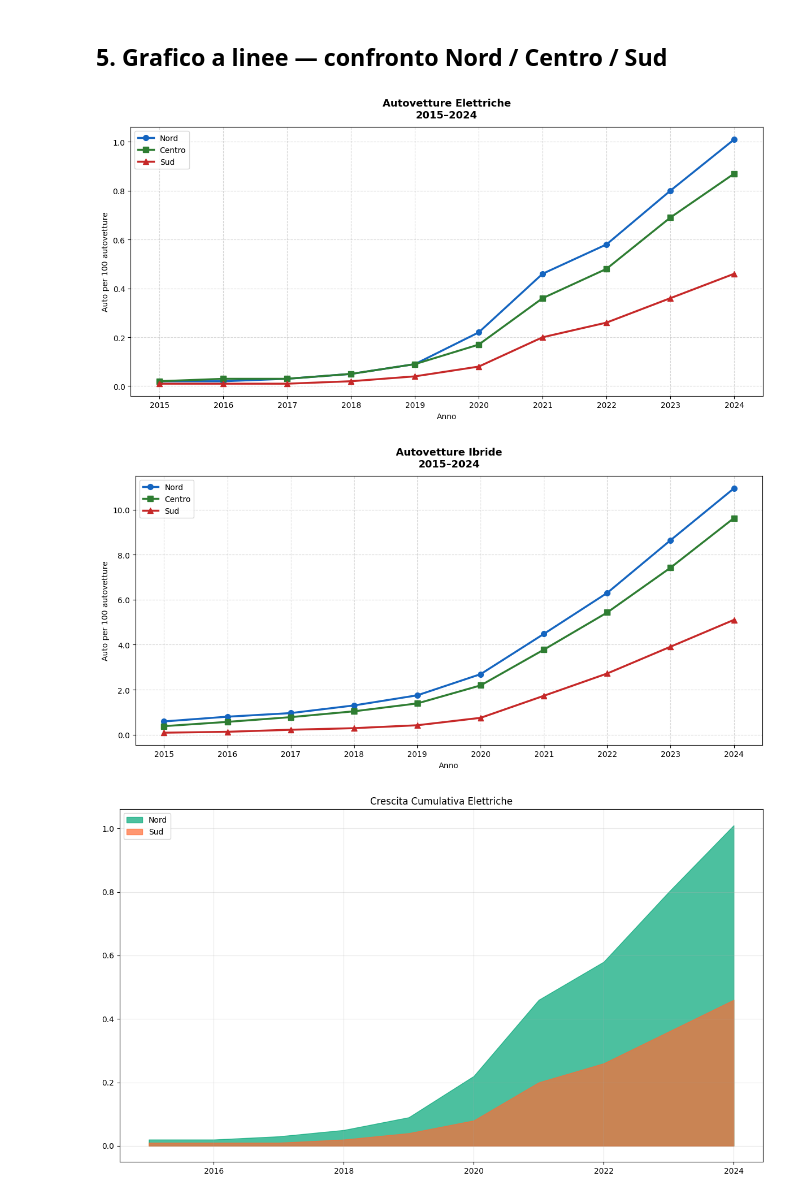
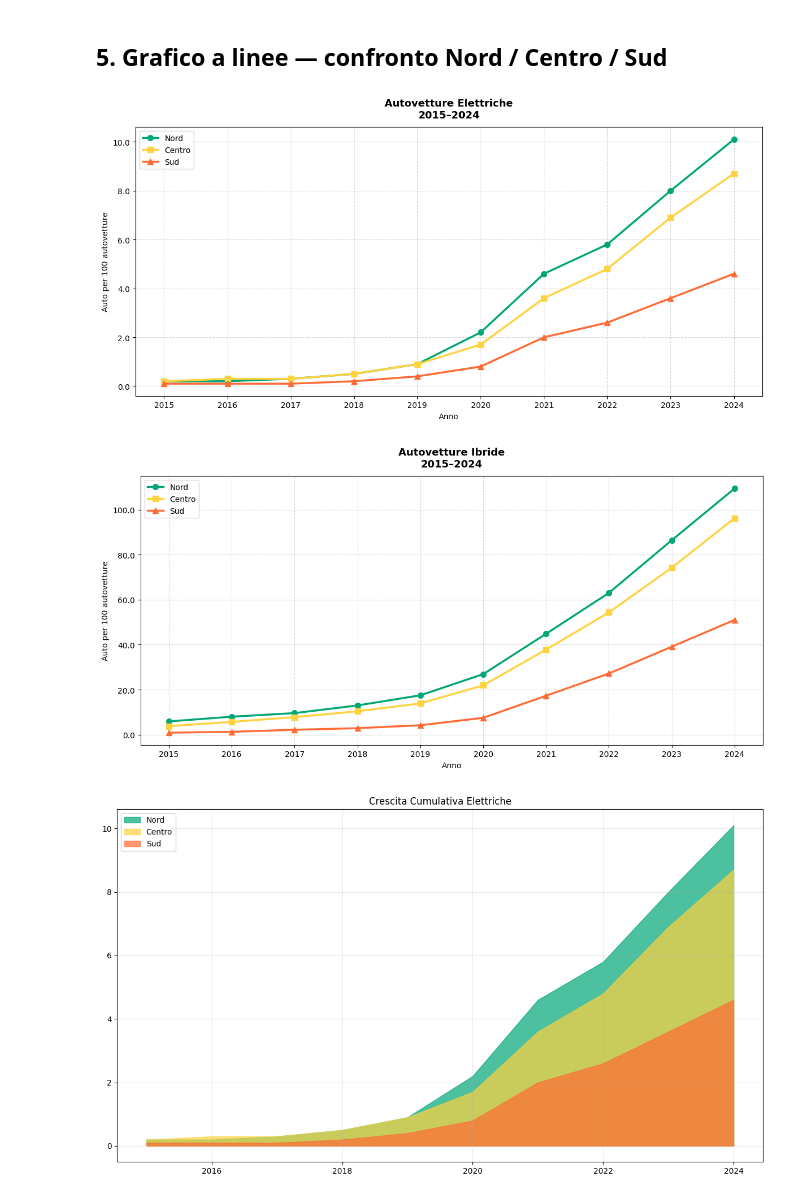
Before and after one commit to MarcoB27/data_visualization, a Jupyter notebook: script/elettriche_e_ibride_nord_vs_sud.ipynb, the cells around one changed output. Cells and saved outputs as stored; diff of their text form; code cells hidden in the pictures.

Commit message:
modifica file confronto nord centro sud

```diff
--- a/script/elettriche_e_ibride_nord_vs_sud.ipynb
+++ b/script/elettriche_e_ibride_nord_vs_sud.ipynb
@@ -50,32 +38,29 @@ df_el_aree.head()
 # %%
-df_el_aree['Osservazione'] = pd.to_numeric(df_el_aree['Osservazione']/10, errors='coerce')
-df_hy_aree['Osservazione'] = pd.to_numeric(df_hy_aree['Osservazione']/10, errors='coerce')
-
 # Debug: controlla NaN dopo conversione
 print('NaN elettriche:', df_el_aree['Osservazione'].isna().sum())
 print('NaN ibride:', df_hy_aree['Osservazione'].isna().sum())
+
+df_el_aree = df_el_aree[df_el_aree["Osservazione"].notna()]
+df_hy_aree = df_hy_aree[df_hy_aree["Osservazione"].notna()]
 # %% [output]
 NaN elettriche: 0
 NaN ibride: 0
 # %% [markdown]
 ## 5. Grafico a linee — confronto Nord / Centro / Sud
 # %%
-colori  = {'Nord': '#1565C0', 'Centro': '#2E7D32', 'Sud': '#C62828'}
-markers = {'Nord': 'o',       'Centro': 's',        'Sud': '^'}
-
 titoli   = ['Autovetture Elettriche', 'Autovetture Ibride']
 datasets = [df_el_aree, df_hy_aree]
 
 for df, titolo in zip(datasets, titoli):
     fig, ax = plt.subplots(figsize=(12, 6))
 
-    for area in aree:
+    for area in AREE:
         dati = df[df['Territorio'] == area].sort_values('TIME_PERIOD')
         ax.plot(
             dati['TIME_PERIOD'], dati['Osservazione'],
             label=area,
-            color=colori[area],
-            marker=markers[area],
+            color=COLORI[area],
+            marker=MARKER[area],
             linewidth=2.5,
             markersize=7
         )
@@ -94,20 +79,34 @@ for df, titolo in zip(datasets, titoli):
     plt.tight_layout()
     plt.show()
 # %% [output]
-[figure, old version]
+[figure, new version]
-[figure, old version]
+[figure, new version]
+# %%
+ANNI = sorted(set(df_el_aree['TIME_PERIOD']))
+# Funzione per ottenere il valori di un territorio raggruppati per anno
+def get_vals(territorio):
+    return [
+        df_el_aree[
+            (df_el_aree['Territorio'] == territorio) &
+            (df_el_aree['TIME_PERIOD'] == a)
+        ]['Osservazione'].iloc[0]
+        for a in ANNI
+    ]
 # %%
 # VARIANTE 2: Area Stacked
-anni = sorted(set(df_el_aree['TIME_PERIOD']))
-nord_vals = [df_el_aree[(df_el_aree['Territorio']=='Nord')&(df_el_aree['TIME_PERIOD']==a)]['Osservazione'].iloc[0] if len(df_el_aree[(df_el_aree['Territorio']=='Nord')&(df_el_aree['TIME_PERIOD']==a)])>0 else 0 for a in anni]
-sud_vals = [df_el_aree[(df_el_aree['Territorio']=='Sud')&(df_el_aree['TIME_PERIOD']==a)]['Osservazione'].iloc[0] if len(df_el_aree[(df_el_aree['Territorio']=='Sud')&(df_el_aree['TIME_PERIOD']==a)])>0 else 0 for a in anni]
+
 
 fig, ax = plt.subplots(figsize=(12, 7))
-ax.fill_between(anni, nord_vals, alpha=0.7, color='#00A676', label='Nord')
-ax.fill_between(anni, sud_vals, alpha=0.7, color='#FF6B35', label='Sud')
-ax.legend(); ax.grid(alpha=0.3); ax.set_title('Crescita Cumulativa Elettriche')
-plt.tight_layout(); plt.show()
+
+for area in AREE:
+    ax.fill_between(ANNI, get_vals(area), alpha=0.7, color=COLORI[area], label=area)
+
+ax.legend()
+ax.grid(alpha=0.3)
+ax.set_title('Crescita Cumulativa Elettriche')
+plt.tight_layout()
+plt.show()
 # %% [output]
-[figure, old version]
+[figure, new version]
 # %%
 # VARIANTE 3: Barre
```
Also changed, not shown: parts of 10 cells of this notebook.
